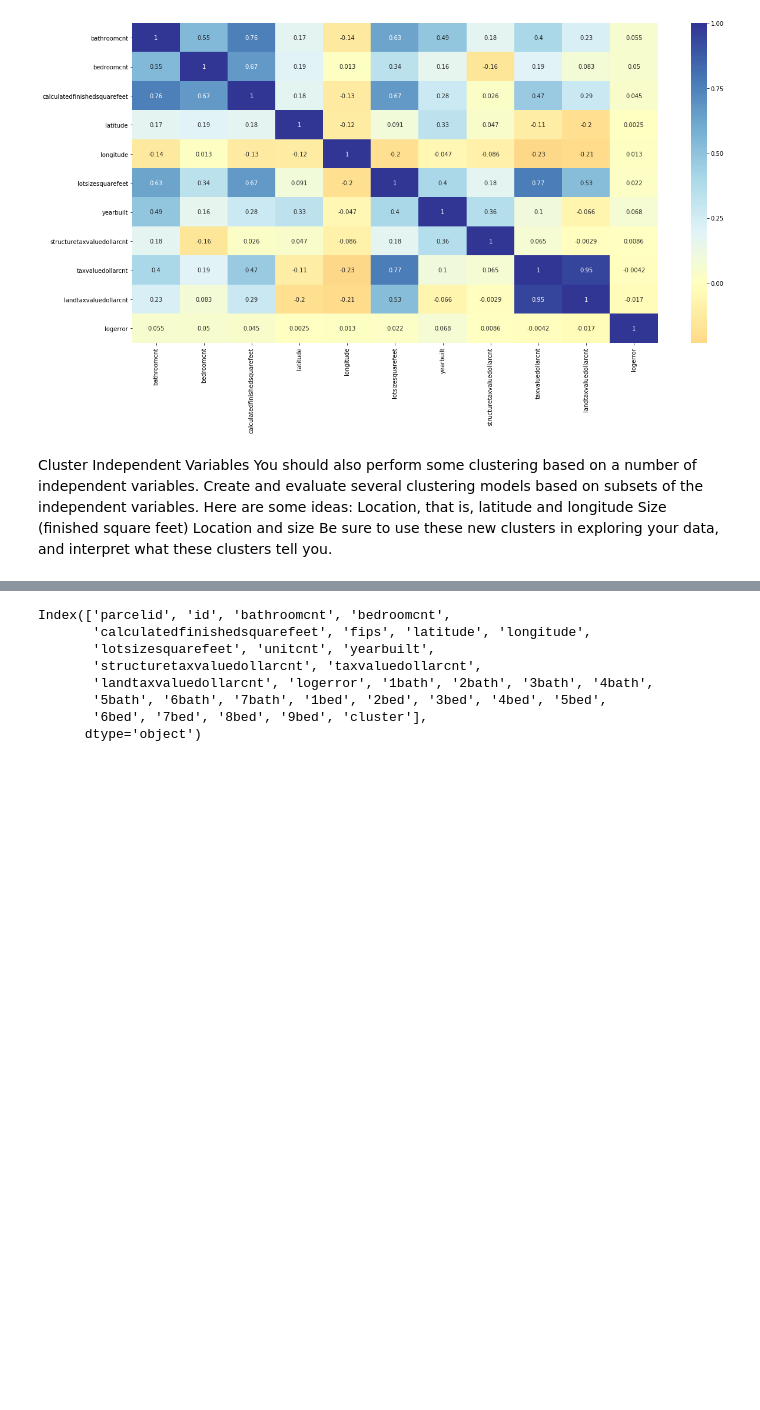
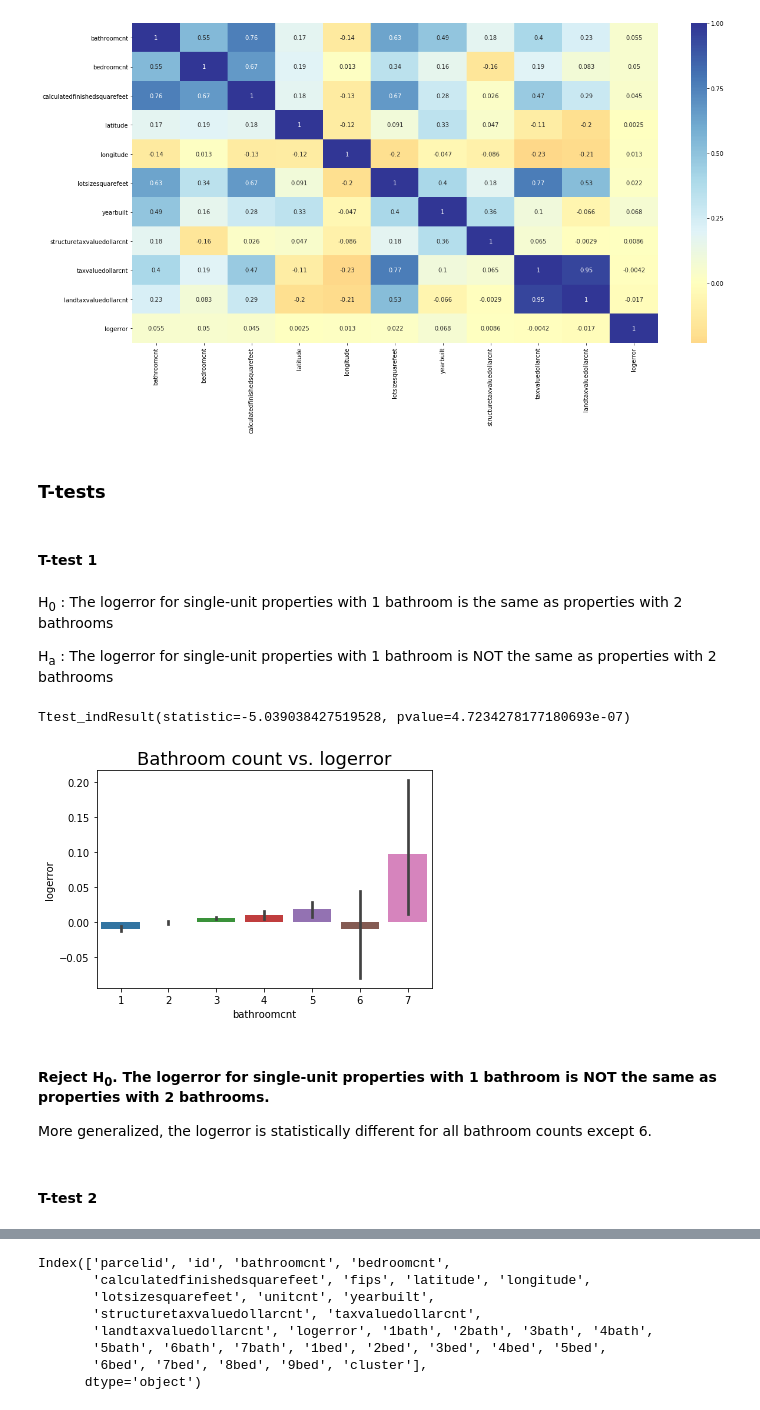
Before and after one commit to Osdorn-Typewriter-Repair/osdorn_project, a Jupyter notebook: osdorn_project_sean.ipynb, the cells around one changed output, grey strips where cells are left out. Cells and saved outputs as stored; diff of their text form; code cells hidden in the pictures; blank space fills up the shorter version.

```diff
--- a/osdorn_project_sean.ipynb
+++ b/osdorn_project_sean.ipynb
@@ -734,6 +736,29 @@ sns.heatmap(corr1.corr(), cmap='RdYlBu', annot=True, center=0)
 plt.show()
 # %% [output]
 [figure]
-# %% [markdown]
-Cluster Independent Variables You should also perform some clustering based on a number of independent variables. Create and evaluate several clustering models based on subsets of the independent variables. Here are some ideas:
-Location, that is, latitude and longitude Size (finished square feet) Location and size Be sure to use these new clusters in exploring your data, and interpret what these clusters tell you.
+# %% [markdown]
+### T-tests
+# %% [markdown]
+#### T-test 1
+# %% [markdown]
+H<sub>0</sub> : The logerror for single-unit properties with 1 bathroom is the same as properties with 2 bathrooms
+
+H<sub>a</sub> : The logerror for single-unit properties with 1 bathroom is NOT the same as properties with 2 bathrooms
+# %%
+one_bathroom = train[train['bathroomcnt']==1.0]
+three_bathroom = train[train['bathroomcnt']==2.0]
+stats.ttest_ind(one_bathroom['logerror'], three_bathroom['logerror'])
+# %% [output]
+Ttest_indResult(statistic=-5.039038427519528, pvalue=4.7234278177180693e-07)
+# %%
+plt.title('Bathroom count vs. logerror', fontsize = 18)
+sns.barplot(x=X_train["bathroomcnt"], y=y_train["logerror"])
+plt.show()
+# %% [output]
+[figure, added]
+# %% [markdown]
+#### Reject H<sub>0</sub>. The logerror for single-unit properties with 1 bathroom is NOT the same as properties with 2 bathrooms.
+
+More generalized, the logerror is statistically different for all bathroom counts except 6.
+# %% [markdown]
+#### T-test 2
```
Also changed, not shown: parts of 5 cells of this notebook.
